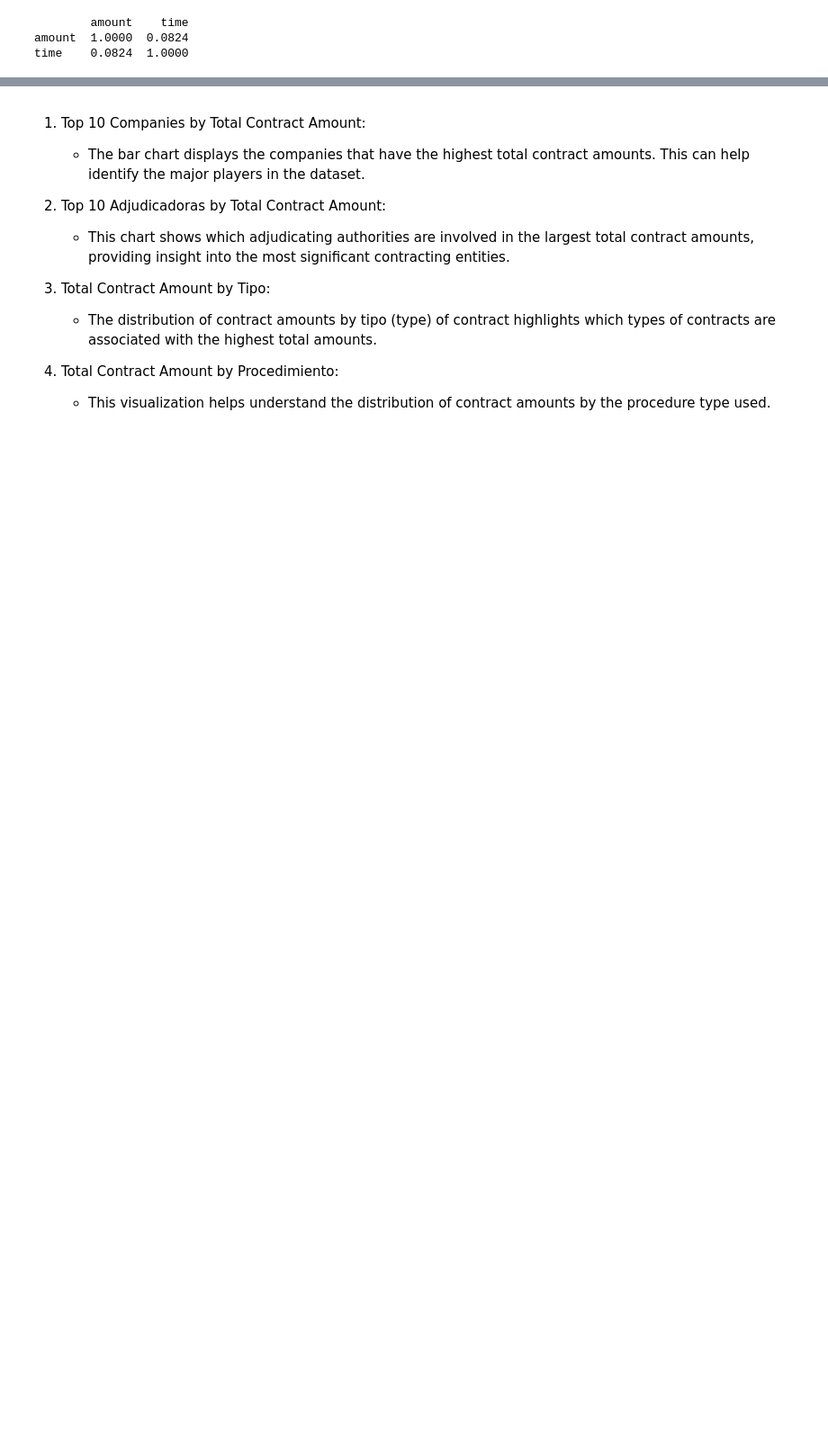
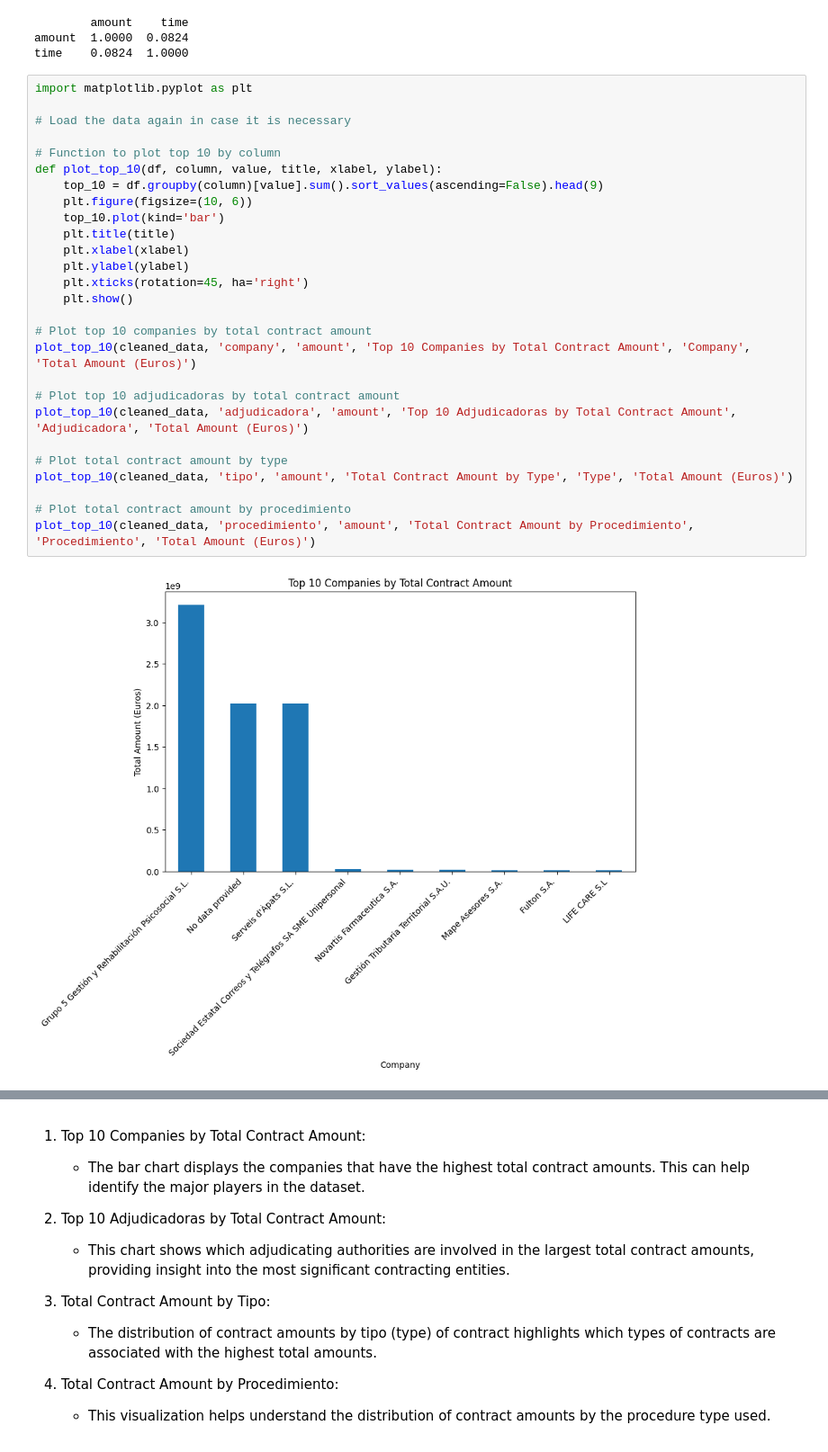
Before and after one commit to danmorper/tfg_analysis, a Jupyter notebook: analysis.ipynb, the cells around one changed output, grey strips where cells are left out. Shown at 90% size. Cells and saved outputs as stored; diff of their text form; blank space fills up the shorter version.

Commit message:
last analysis with old data

```diff
--- a/analysis.ipynb
+++ b/analysis.ipynb
@@ -192,3 +294,32 @@ print(correlation_matrix)
         amount    time
 amount  1.0000  0.0824
 time    0.0824  1.0000
+# %%
+import matplotlib.pyplot as plt
+
+# Load the data again in case it is necessary
+
+# Function to plot top 10 by column
+def plot_top_10(df, column, value, title, xlabel, ylabel):
+    top_10 = df.groupby(column)[value].sum().sort_values(ascending=False).head(9)
+    plt.figure(figsize=(10, 6))
+    top_10.plot(kind='bar')
+    plt.title(title)
+    plt.xlabel(xlabel)
+    plt.ylabel(ylabel)
+    plt.xticks(rotation=45, ha='right')
+    plt.show()
+
+# Plot top 10 companies by total contract amount
+plot_top_10(cleaned_data, 'company', 'amount', 'Top 10 Companies by Total Contract Amount', 'Company', 'Total Amount (Euros)')
+
+# Plot top 10 adjudicadoras by total contract amount
+plot_top_10(cleaned_data, 'adjudicadora', 'amount', 'Top 10 Adjudicadoras by Total Contract Amount', 'Adjudicadora', 'Total Amount (Euros)')
+
+# Plot total contract amount by type
+plot_top_10(cleaned_data, 'tipo', 'amount', 'Total Contract Amount by Type', 'Type', 'Total Amount (Euros)')
+
+# Plot total contract amount by procedimiento
+plot_top_10(cleaned_data, 'procedimiento', 'amount', 'Total Contract Amount by Procedimiento', 'Procedimiento', 'Total Amount (Euros)')
+# %% [output]
+[figure, added]
```
Also changed, not shown: parts of 8 cells of this notebook, 11 other files.
